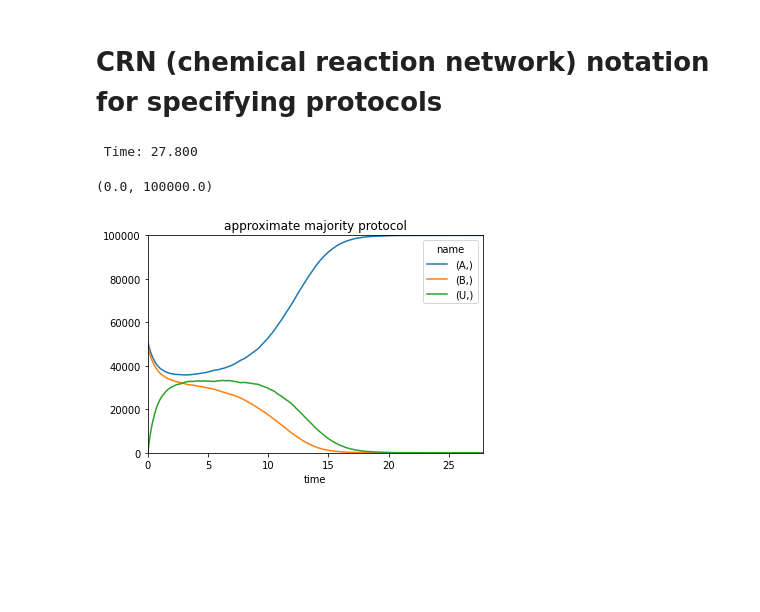
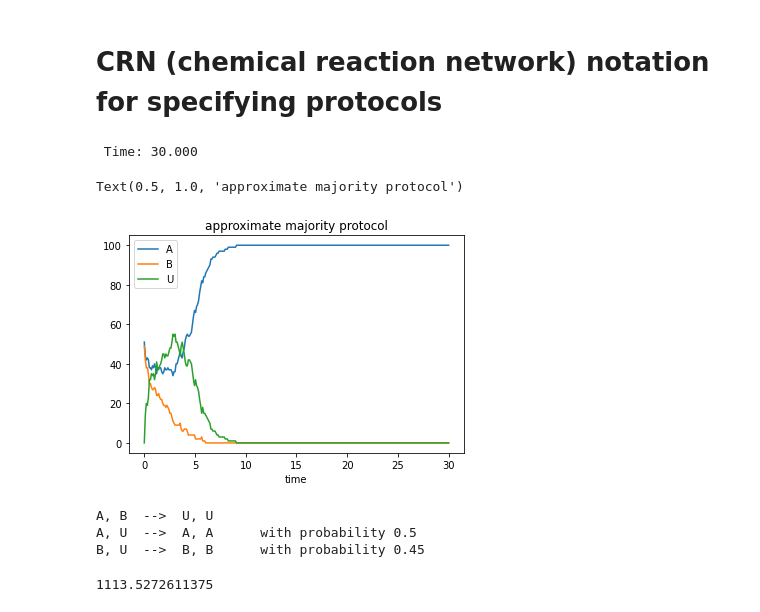
Before and after one commit to UC-Davis-molecular-computing/ppsim, a Jupyter notebook: examples/crn.ipynb, the cells around one changed output. Cells and saved outputs as stored; diff of their text form; code cells hidden in the pictures; blank space fills up the shorter version.

```diff
--- a/examples/crn.ipynb
+++ b/examples/crn.ipynb
@@ -13,23 +14,35 @@ import ipywidgets as widgets
 # CRN (chemical reaction network) notation for specifying protocols
 # %%
 # CRN for approximate majority
-
+k1,k2,k3 = 2, 1, 0.9
 a,b,u = pp.species('A B U')
 approx_majority = [
-    a+b >> 2*u,
-    a+u >> 2*a,
-    b+u >> 2*b,
+    (a+b >> 2*u).k(k1),
+    (a+u >> 2*a).k(k2),
+    (b+u >> 2*b).k(k3),
 ]
 # %%
-n = 10 ** 5
-init_config = {a: 0.51*n, b: 0.49*n}
+n = 10 ** 2
+p = 0.51
+init_config = {a: p*n, b: (1-p)*n}
 sim = pp.Simulation(init_config, approx_majority)
-sim.run(recording_step=0.1)
-sim.history.plot()
+sim.run(30, 0.1)
+sim.history.plot(figsize = (6,4))
 plt.title('approximate majority protocol')
-plt.xlim(0, sim.times[-1])
-plt.ylim(0, n)
+# plt.xlim(0, sim.times[-1])
+# plt.ylim(0, n)
 # %% [output]
- Time: 27.800
+ Time: 30.000
-(0.0, 100000.0)
+Text(0.5, 1.0, 'approximate majority protocol')
-[figure, old version]
+[figure, new version]
+# %%
+print(sim.reactions)
+# %% [output]
+A, B  -->  U, U
+A, U  -->  A, A      with probability 0.5
+B, U  -->  B, B      with probability 0.45
+# %%
+sim.steps_per_time_unit
+# sim.history
+# %% [output]
+1113.5272611375
```
Also changed, not shown: parts of 9 cells of this notebook, 2 other files.
